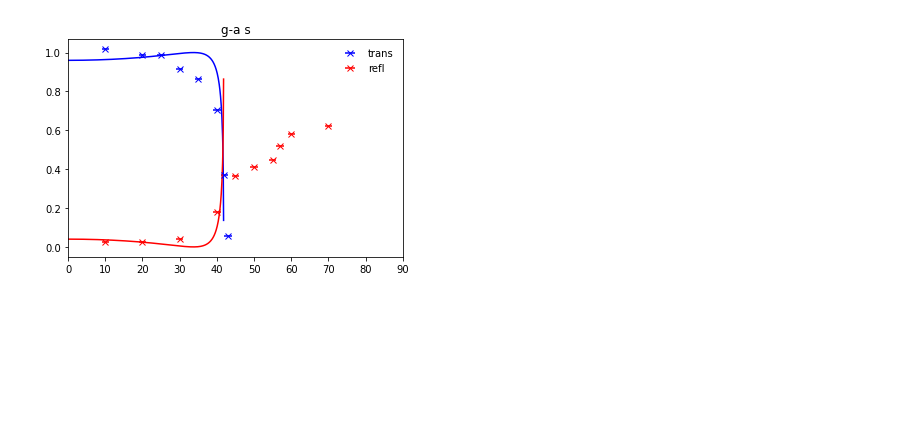
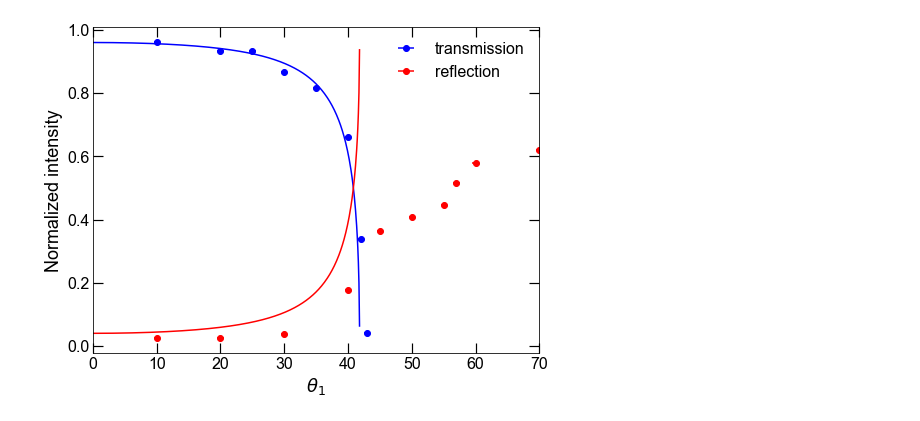
Before and after one commit to ttlindkvist/exphys2, a Jupyter notebook: plot.ipynb, the cells around one changed output. Drawn from its saved outputs; the diff is of its cells as text; code cells hidden in the pictures; blank space fills up the shorter version.

```diff
--- a/plot.ipynb
+++ b/plot.ipynb
@@ -25,16 +41,44 @@ plt.errorbar(*getNormalized("data/a-g s trans.txt"), xerr=1, fmt='x')
-# %%
-n_1 = 1.5 # approx 1 for air
-n_2 = 1 #to be found later
-
-theta_1s = np.linspace(0, np.pi/2, 1000)
-theta_2s = np.arcsin(n_1*np.sin(theta_1s)/n_2)
-plt.plot(theta_1s*180/np.pi, Tp(theta_1s, theta_2s), 'b')
-plt.plot(theta_1s*180/np.pi, Rp(theta_1s, theta_2s), 'r')
-plt.errorbar(*getNormalized("data/g-a s trans.txt"), xerr=0.5, fmt='bx', label="trans")
-plt.errorbar(*getNormalized("data/g-a s refl.txt"), xerr=0.5, fmt='rx', label="refl")
-plt.title("g-a s")
-plt.legend(frameon=False)
-plt.xlim(0, 90)
-# plt.savefig("g-a s.png", dpi=200)
-# %% [output]
-[figure, removed]
+# %%
+direction = "g-a"
+polarization = "s"
+n_air = 1
+n_glass = 1.5 # to be found
+
+fig, ax = plt.subplots(1, 1)
+fig.set_size_inches(8, 6)
+
+if direction == "a-g":
+    n_1 = n_air
+    n_2 = n_glass
+    ax.set_xlim(0, 90)
+else:
+    n_1 = n_glass
+    n_2 = n_air
+    ax.set_xlim(0, 70)
+
+theta_1s = np.linspace(0, np.pi/2, 1000)
+theta_2s = np.arcsin(n_1*np.sin(theta_1s)/n_2)
+theo_T, theo_R = getTheo(theta_1s, theta_2s, polarization)
+
+ax.plot(theta_1s*180/np.pi, theo_T, 'b')
+ax.plot(theta_1s*180/np.pi, theo_R, 'r')
+
+trans = getNormalized("finalized_data/"+ direction +" "+ polarization + " trans.txt")
+refl = getNormalized("finalized_data/"+ direction +" "+ polarization + " refl.txt")
+
+# NB: theo_T[1] scaling to accomodate for the fact that I(0) is NOT the max - and a weird parameter to normalize with
+ax.errorbar(trans[0], trans[1]*theo_T[1], xerr=0.5, fmt='bo', label="transmission")
+# Perhaps do similar scaling for reflected light
+ax.errorbar(refl[0], refl[1], xerr=0.5, fmt='ro', label="reflection")
+# plt.title("g-a s")
+
+
+ax.set_xlabel("$\\theta_1$")
+ax.set_ylabel("Normalized intensity")
+ax.legend(frameon=False)
+plt.tick_params(which='major', axis='both', length=10, width=1.2)
+plt.tick_params(which='minor', axis='both', length=6, width=1.2)
+
+# plt.savefig("prelim_figs/"+direction +" "+ polarization + ".png", dpi=200)
+# %% [output]
+[figure, added]
```
Also changed, not shown: parts of 5 cells of this notebook, 19 other files.
